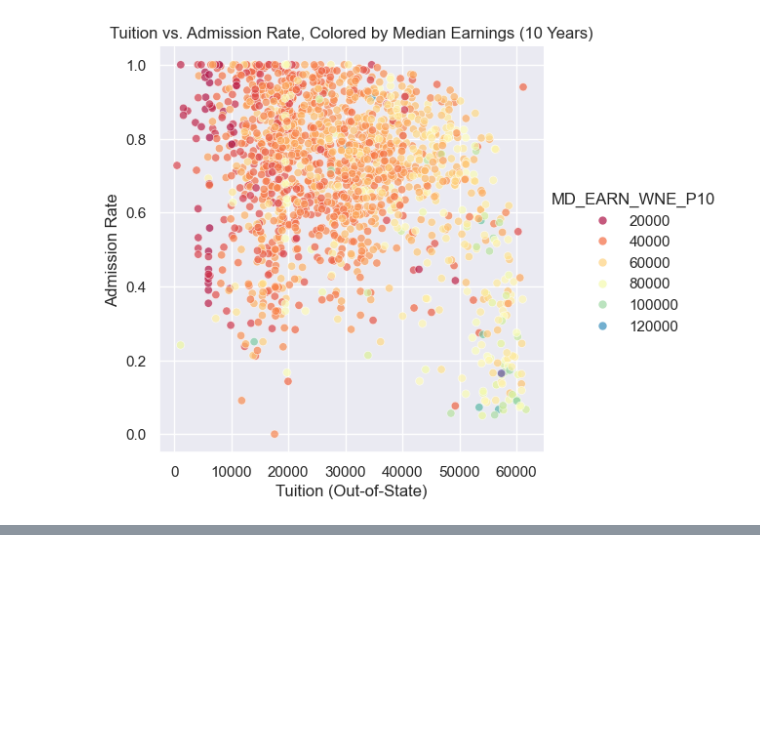
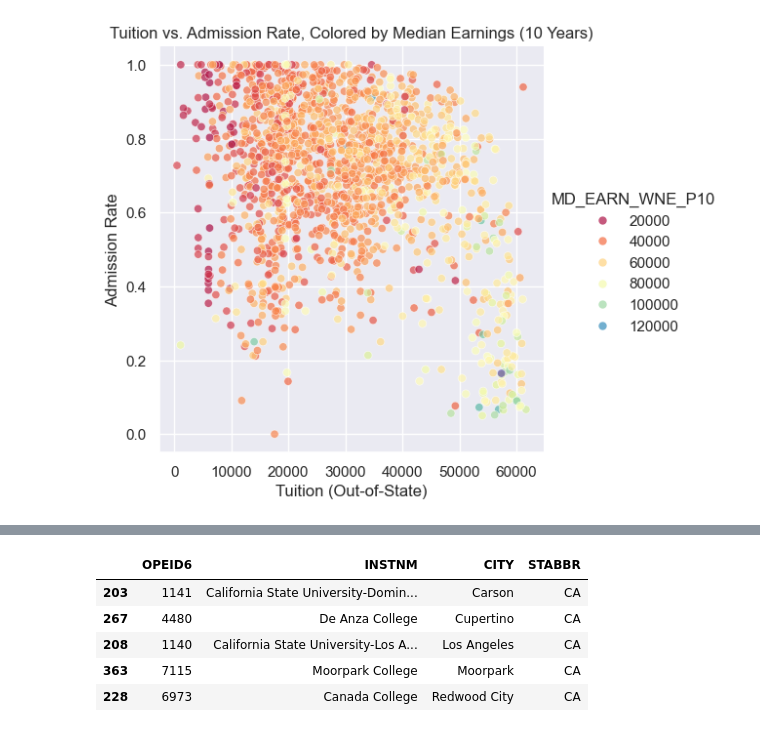
Before and after one commit to ilyarudyak/python_review_2025, a Jupyter notebook: 02-pandas-lerner/13_final_project.ipynb, the cells around one changed output, grey strips where cells are left out. Drawn from its saved outputs; the diff is of its cells as text; code cells hidden in the pictures; blank space fills up the shorter version.

```diff
--- a/02-pandas-lerner/13_final_project.ipynb
+++ b/02-pandas-lerner/13_final_project.ipynb
@@ -334,0 +579,2 @@ cs.plot_tuition_admission_earnings()
+# %%
+cs = utils.CollegeScorecard()
@@ -334,0 +620,9 @@ cs.plot_tuition_admission_earnings()
+# %%
+cs.get_cheapest_to_top(type='pub').head()
+# %% [output]
+|  | OPEID6 | INSTNM | CITY | STABBR |
+| 203 | 1141 | California State University-Domin... | Carson | CA |
+| 267 | 4480 | De Anza College | Cupertino | CA |
+| 208 | 1140 | California State University-Los A... | Los Angeles | CA |
+| 363 | 7115 | Moorpark College | Moorpark | CA |
+| 228 | 6973 | Canada College | Redwood City | CA |
```
Also changed, not shown: parts of 38 cells of this notebook, 1 other file.
